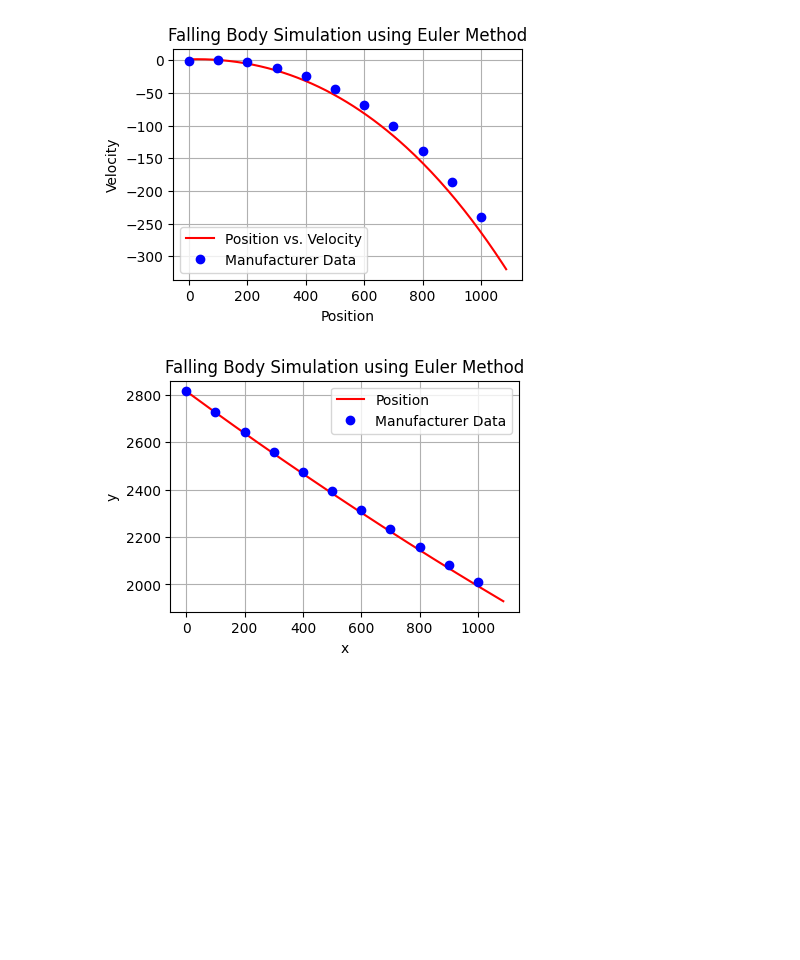
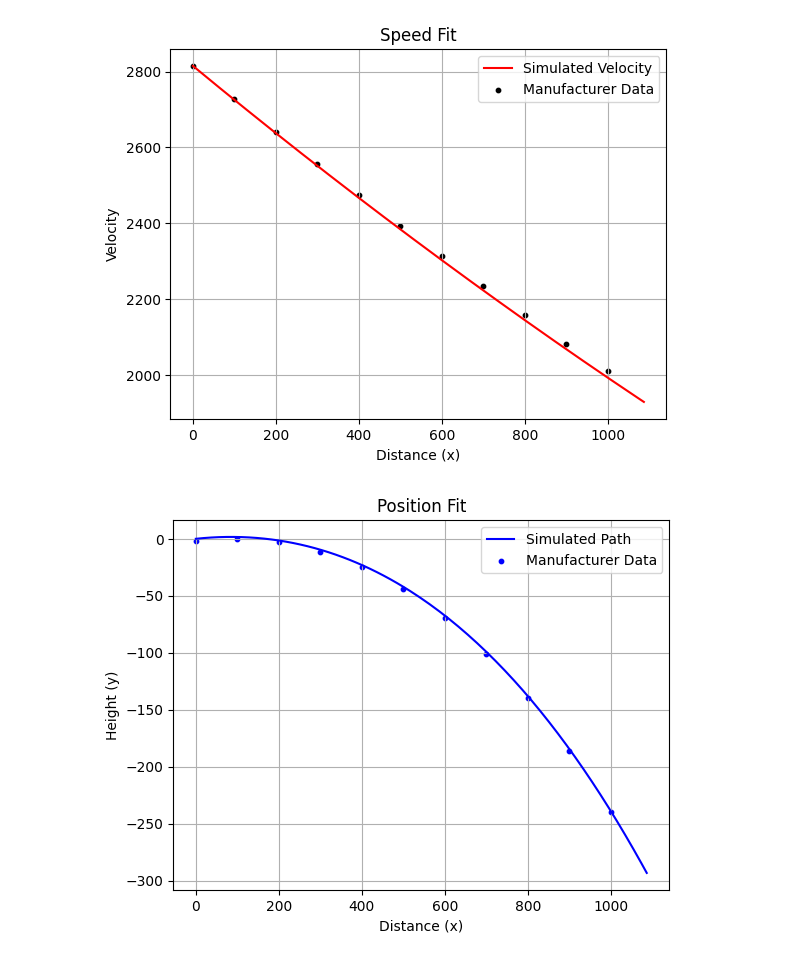
Before and after one commit to lorn-jaeger/CSCI-477, a Jupyter notebook: Problems/temp.ipynb, the cells around one changed output. Saved outputs shown, nothing was run; the diff lists cells and outputs as text; code cells hidden in the pictures; blank space fills up the shorter version.

```diff
--- a/Problems/temp.ipynb
+++ b/Problems/temp.ipynb
@@ -71,49 +120,17 @@ def plot_reference(mach, cd):
 # %%
-b = BallisticModel(bc=1.05, vx0=2815)
-y0 = np.array([b.x0, b.y0, b.vx0, b.vy0])
-dt = 0.01
-t0 = 0.0
-tf = 1.4
 
-t, y = solve_ode(projectile, (t0, tf), y0, EulerRichardson, b, first_step=dt)
-vx = y[:, 2]
-vy = y[:, 3]
-x = y[:, 0]
-y = y[:, 1]
-'''
-man_x = np.array([0, 100, 200, 300, 600, 800, 1000])
-man_v = np.array([2625, 2473, 2325, 2183, 1786, 1545, 1332])
-man_y = np.array([0, 0, -4, -15, -94, -200, -365])
-'''
 
-man_x = np.array([0, 100, 200, 300, 400, 500, 600, 700, 800, 900, 1000])  # Range in yards
-man_v = np.array([2815, 2727, 2641, 2557, 2474, 2393, 2314, 2235, 2159, 2083, 2010])  # Velocity in ft/s
+man_x = np.array([0, 100, 200, 300, 400, 500, 600, 700, 800, 900, 1000])
+man_v = np.array([2815, 2727, 2641, 2557, 2474, 2393, 2314, 2235, 2159, 2083, 2010])
 man_y = np.array([-1.5,  0.0, -3.2, -11.4, -24.9, -44.0, -69.3, -101.0, -139.7, -185.9, -240.1])
 
+b = BallisticModel(bc=1.05, vx0=2815, man_x=man_x, man_v=man_v, man_y=man_y)
 
-plt.figure(figsize=(4.5, 3))
+b.solve_trajectory()
 
-plt.plot(x/3, y*12, 'r-', label='Position vs. Velocity')
-plt.plot(man_x, man_y, 'bo', label='Manufacturer Data')
-
-plt.ylabel('Velocity')
-plt.xlabel('Position')
-plt.title('Falling Body Simulation using Euler Method')
-plt.legend()
-plt.grid(True)
+b.plot_velocity()
+b.plot_position()
 # %% [output]
-[figure, old version]
+[figure, new version]
+[figure, added]
-# %%
-plt.figure(figsize=(4.5, 3))
-
-plt.plot(x/3, vx, 'r-', label='Position')
-plt.plot(man_x, man_v, 'bo', label='Manufacturer Data')
-
-plt.ylabel('y')
-plt.xlabel('x')
-plt.title('Falling Body Simulation using Euler Method')
-plt.legend()
-plt.grid(True)
-# %% [output]
-[figure, removed]
 # %%
```
Also changed, not shown: parts of 3 cells of this notebook, 3 other files.
